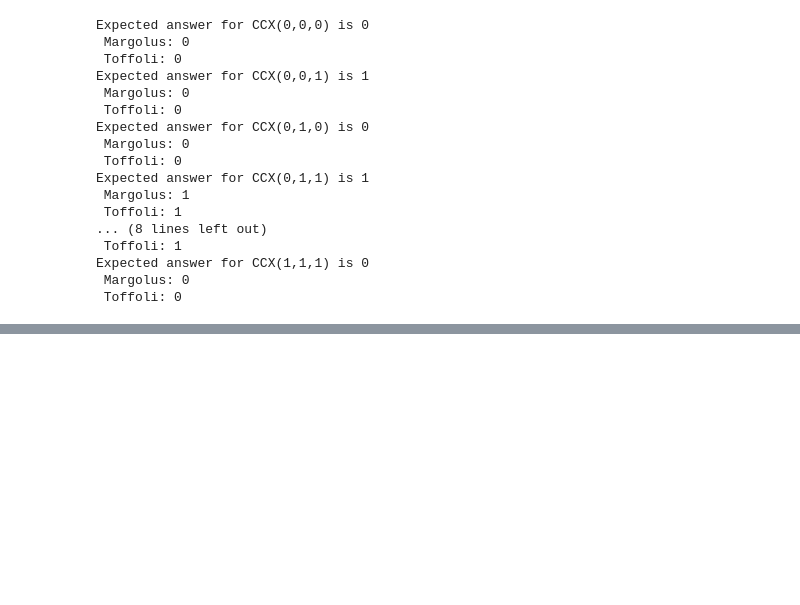
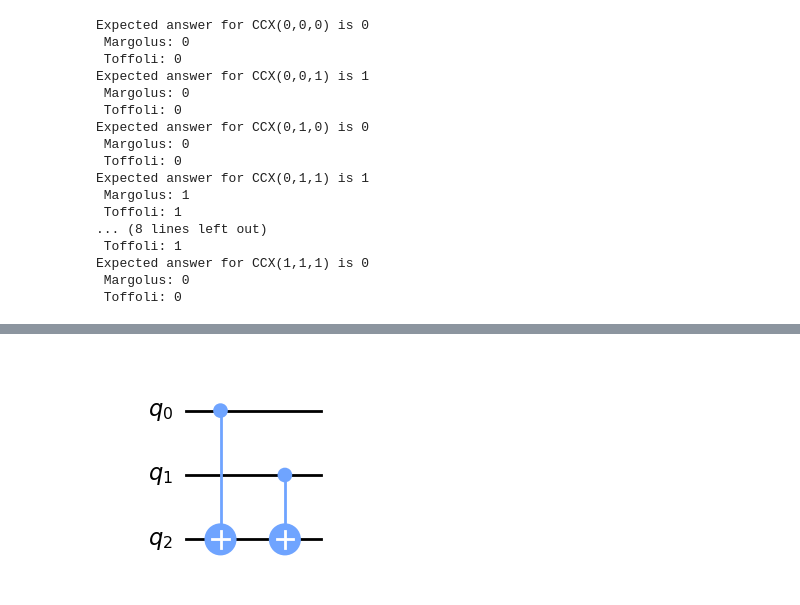
Before and after one commit to Aznatdor/Quantum-Computing, a Jupyter notebook: adder.ipynb, the cells around one changed output, grey strips where cells are left out. Cells and saved outputs as stored; diff of their text form; code cells hidden in the pictures; blank space fills up the shorter version.

```diff
--- a/adder.ipynb
+++ b/adder.ipynb
@@ -86,0 +105,7 @@ Expected answer for CCX(1,1,1) is 0
+# %%
+SumGate = qk.QuantumCircuit(3, name="Sum")
+SumGate.cx(0, 2)
+SumGate.cx(1, 2)
+SumGate.draw(output="mpl", style="clifford")
+# %% [output]
+[figure, added]
```
Also changed, not shown: parts of 6 cells of this notebook.
